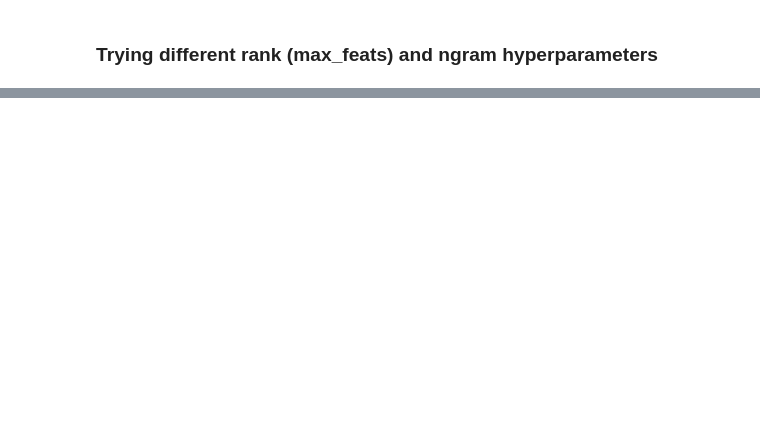
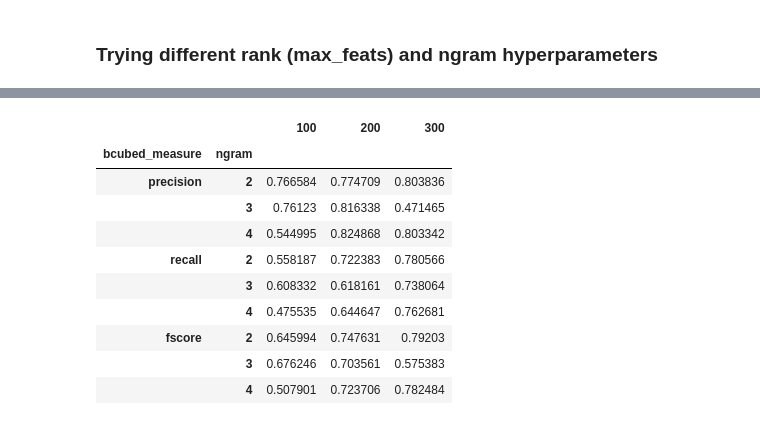
Before and after one commit to johannes-hp/BoB-thesis, a Jupyter notebook: MedLatin-scripts/medlatin1_style_vectors.ipynb, the cells around one changed output, grey strips where cells are left out. Saved outputs shown, nothing was run; the diff lists cells and outputs as text; code cells hidden in the pictures; blank space fills up the shorter version.

```diff
--- a/MedLatin-scripts/medlatin1_style_vectors.ipynb
+++ b/MedLatin-scripts/medlatin1_style_vectors.ipynb
@@ -149,0 +190,38 @@ for idx, ax in enumerate(axes.reshape(-1)):
+# %%
+y = np.zeros(medlatin_tfidf.shape[0], dtype=int)
+y[author_changes_idx[0]:author_changes_idx[1]] = 0
+y[author_changes_idx[1]:author_changes_idx[2]] = 1
+y[author_changes_idx[2]:author_changes_idx[3]] = 2
+y[author_changes_idx[3]:] = 3
+# %%
+ldict = {idx: set([author_changes_names[val]]) for idx, val in enumerate(y)}
+# %%
+multi_index = pd.MultiIndex.from_product([['precision', 'recall', 'fscore'], ngrams_list], names=["bcubed_measure", "ngram"])
+bcubed_df = pd.DataFrame(index=multi_index, columns=ranks_list)
+# %%
+for ngram in tqdm(kmean_dict):
+    for rank in tqdm(kmean_dict[ngram]):
+        for clustering in kmean_dict[ngram][rank]:
+            cdict = {idx: set([val]) for idx, val in enumerate(clustering)}
+
+            precision = bcubed.precision(cdict, ldict)
+            recall = bcubed.recall(cdict, ldict)
+            fscore = bcubed.fscore(precision, recall)
+
+            bcubed_df.loc[('precision', ngram), rank] = precision
+            bcubed_df.loc[('recall', ngram), rank] = recall
+            bcubed_df.loc[('fscore', ngram), rank] = fscore
+# %%
+bcubed_df
+# %% [output]
+|  |  | 100 | 200 | 300 |
+| bcubed_measure | ngram |  |  |  |
+| precision | 2 | 0.766584 | 0.774709 | 0.803836 |
+|  | 3 | 0.76123 | 0.816338 | 0.471465 |
+|  | 4 | 0.544995 | 0.824868 | 0.803342 |
+| recall | 2 | 0.558187 | 0.722383 | 0.780566 |
+|  | 3 | 0.608332 | 0.618161 | 0.738064 |
+|  | 4 | 0.475535 | 0.644647 | 0.762681 |
+| fscore | 2 | 0.645994 | 0.747631 | 0.79203 |
+|  | 3 | 0.676246 | 0.703561 | 0.575383 |
+|  | 4 | 0.507901 | 0.723706 | 0.782484 |
```
Also changed, not shown: parts of 20 cells of this notebook.
